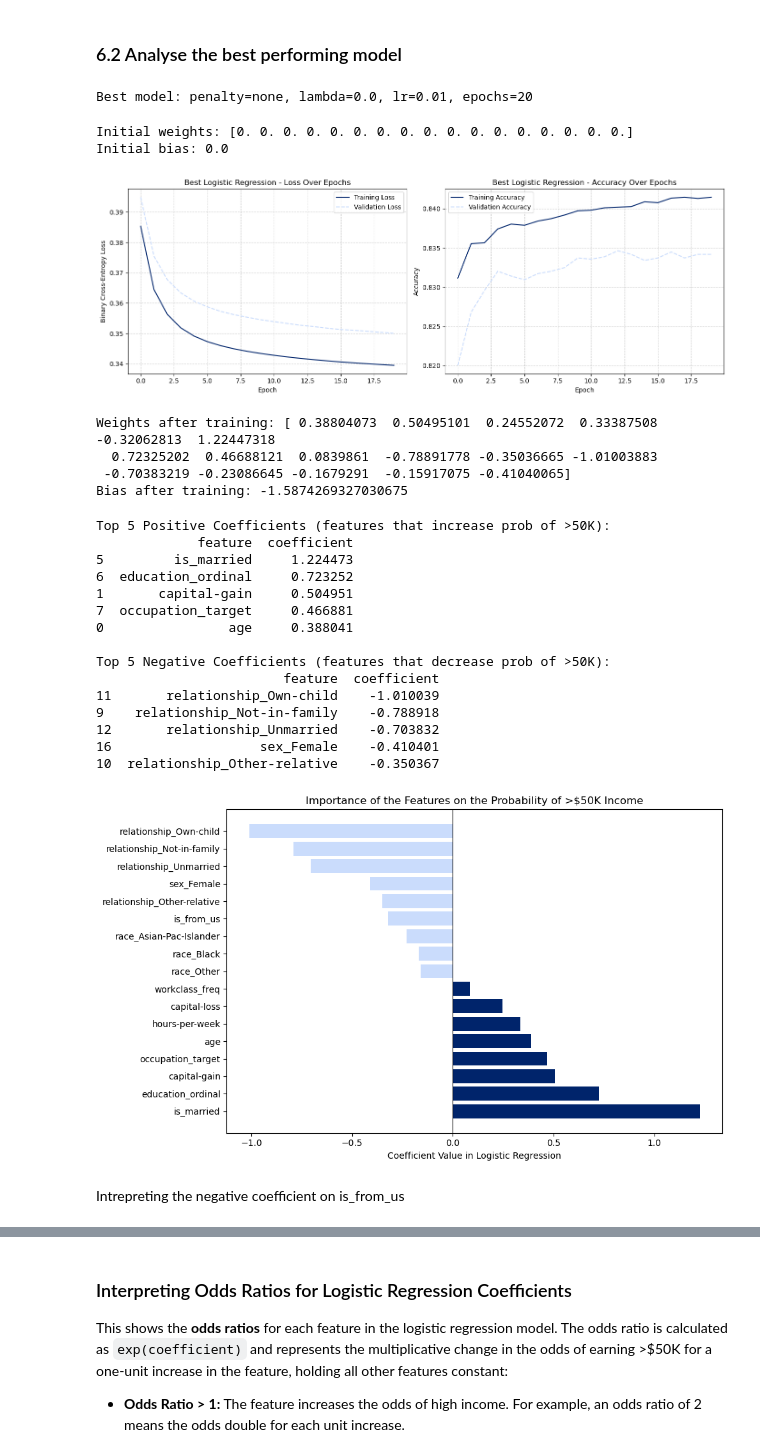
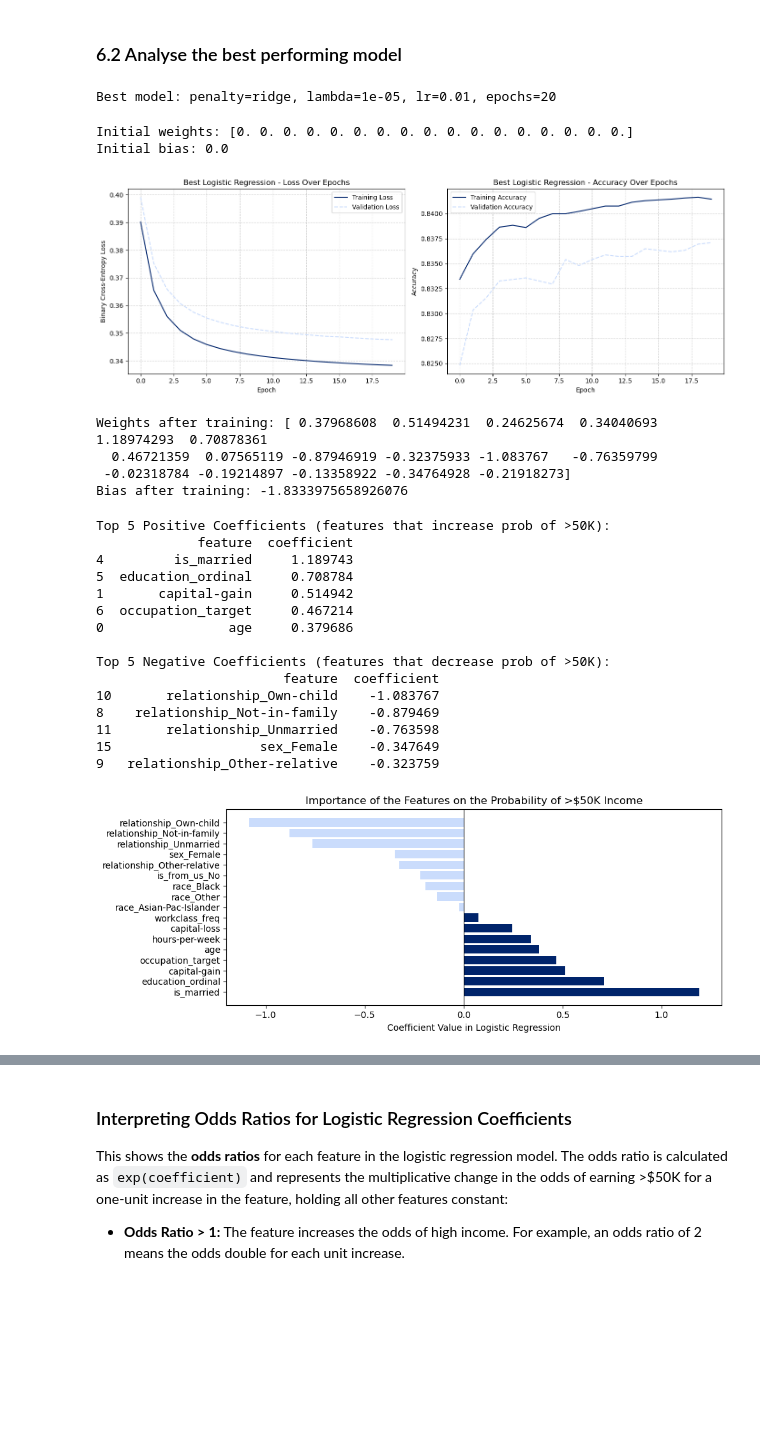
Before and after one commit to jnn-mllr/AML---final-project, a Jupyter notebook: notebooks/main.ipynb, the cells around one changed output, grey strips where cells are left out. Cells and saved outputs as stored; diff of their text form; code cells hidden in the pictures; blank space fills up the shorter version.

```diff
--- a/notebooks/main.ipynb
+++ b/notebooks/main.ipynb
@@ -323,7 +325,7 @@ Before encoding, we will merge some categories to reduce dimensionality and grou
 df = df.copy()
 # %%
 # binary feature for US vs. rest of the world as the dataset is mostly US-related
-df['is_from_us'] = (df['native-country'] == 'United-States').astype(int)
+df['is_from_us'] = df['native-country'].apply(lambda x: 'Yes' if x == 'United-States' else 'No')
 df.drop('native-country', axis=1, inplace=True)
 print("Value counts for 'is_from_us':\n")
 print(df['is_from_us'].value_counts())
@@ -527,7 +532,8 @@ from utils.preprocessing import encode_and_align_features
 # encoding strategies for each column we need to encode
 base_encoding = {'one-hot': { 'relationship' : 'Spouse',
                 'race' : 'White', # second entry is dropped to avoid multicollinearity
-                'sex' : 'Male'},
+                'sex' : 'Male',
+                'is_from_us': 'Yes'},
     'ordinal': {'education': ['Preschool', '1st-4th', '5th-6th', '7th-8th', '9th', '10th', '11th', '12th', 'HS-grad',
                                'Some-college', 'Assoc-voc', 'Assoc-acdm', 'Bachelors', 'Masters', 'Prof-school',
                                'Doctorate']},
@@ -903,7 +909,7 @@ param_grid = {
 logreg_tuning_results = gridsearch_logistic_regression(
     X_train_scaled, y_train, X_test_scaled, y_test,
     param_grid,
-    cv_folds=5 # optional param as cv takes a lot of time - can be uncommented for faster performance
+    # cv_folds=5 # optional param as cv takes a lot of time - can be uncommented for faster performance
 )
 # %% [output]
 Training with lr=0.01, epochs=20, penalty='none', lambda=0.0
@@ -953,7 +954,7 @@ best_model = LogisticRegression(
     lam=best_lam
 )
 # %% [output]
-Best model: penalty=none, lambda=0.0, lr=0.01, epochs=20
+Best model: penalty=ridge, lambda=1e-05, lr=0.01, epochs=20
 # %%
 print("Initial weights:", best_model.w)
 print("Initial bias:", best_model.b)
@@ -975,15 +976,15 @@ best_trainer.train(X_train_scaled, y_train, X_test_scaled, y_test)
 if model_to_train.history:
     plot_training_history(best_trainer.history, best_trainer.model_name)
 # %% [output]
-[figure, old version]
+[figure, new version]
 # %%
 print("Weights after training:", best_trainer.model.w)
 print("Bias after training:", best_trainer.model.b)
 # %% [output]
-Weights after training: [ 0.38804073  0.50495101  0.24552072  0.33387508 -0.32062813  1.22447318
-  0.72325202  0.46688121  0.0839861  -0.78891778 -0.35036665 -1.01003883
- -0.70383219 -0.23086645 -0.1679291  -0.15917075 -0.41040065]
-Bias after training: -1.5874269327030675
+Weights after training: [ 0.37968608  0.51494231  0.24625674  0.34040693  1.18974293  0.70878361
+  0.46721359  0.07565119 -0.87946919 -0.32375933 -1.083767   -0.76359799
+ -0.02318784 -0.19214897 -0.13358922 -0.34764928 -0.21918273]
+Bias after training: -1.8333975658926076
 # %%
 # analyze coefficients
 coefs = best_trainer.model.w
@@ -999,30 +1000,28 @@ print(top_neg)
 # %% [output]
 Top 5 Positive Coefficients (features that increase prob of >50K):
              feature  coefficient
-5         is_married     1.224473
-6  education_ordinal     0.723252
-1       capital-gain     0.504951
-7  occupation_target     0.466881
-0                age     0.388041
+4         is_married     1.189743
+5  education_ordinal     0.708784
+1       capital-gain     0.514942
+6  occupation_target     0.467214
+0                age     0.379686
 
 Top 5 Negative Coefficients (features that decrease prob of >50K):
                         feature  coefficient
-11       relationship_Own-child    -1.010039
-9    relationship_Not-in-family    -0.788918
-12       relationship_Unmarried    -0.703832
-16                   sex_Female    -0.410401
-10  relationship_Other-relative    -0.350367
+10       relationship_Own-child    -1.083767
+8    relationship_Not-in-family    -0.879469
+11       relationship_Unmarried    -0.763598
+15                   sex_Female    -0.347649
+9   relationship_Other-relative    -0.323759
 # %%
 # plot the importance of all features for our best model, sorted by absolute value
 coef_df_sorted = coef_df.reindex(coef_df['coefficient'].sort_values(ascending=False).index)
-plt.figure(figsize=(10, 6))
+plt.figure(figsize=(10, 4))
 plt.barh(coef_df_sorted['feature'], coef_df_sorted['coefficient'], color=['#00246B' if c > 0 else '#CADCFC' for c in coef_df_sorted['coefficient']])
 plt.xlabel('Coefficient Value in Logistic Regression')
 plt.title('Importance of the Features on the Probability of >$50K Income')
 plt.axvline(0, color='black', linewidth=0.8)
 plt.tight_layout()
 plt.show()
 # %% [output]
-[figure, old version]
+[figure, new version]
-# %% [markdown]
-Intrepreting the negative coefficient on is_from_us
```
Also changed, not shown: parts of 17 cells of this notebook.
